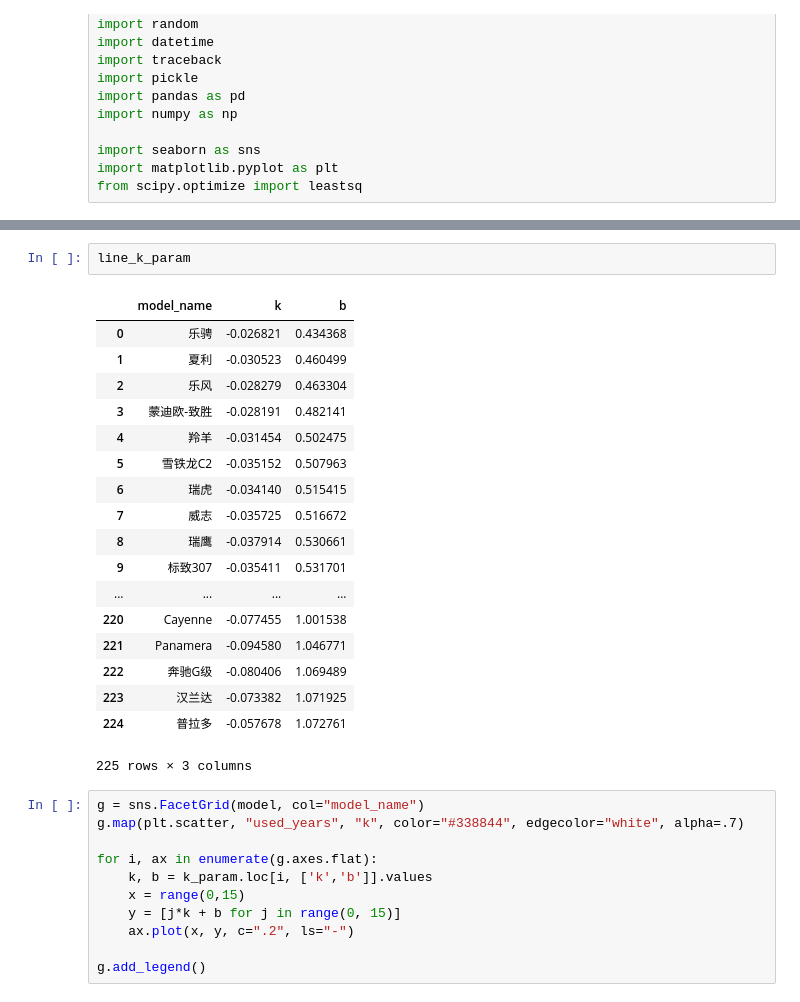
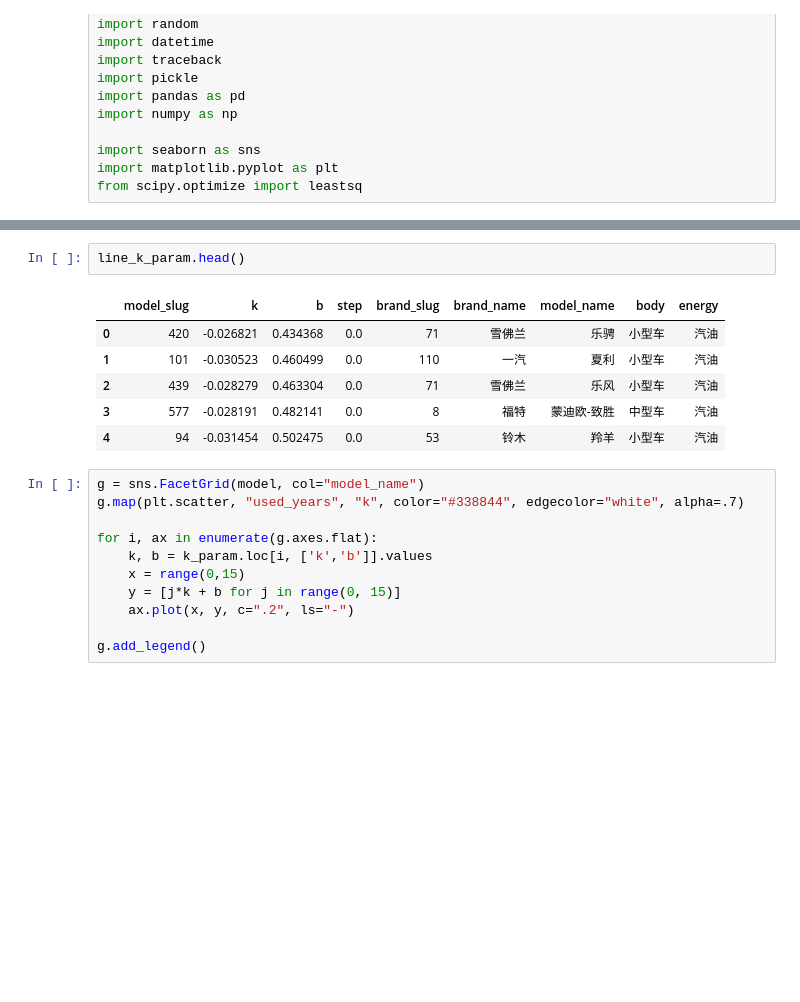
Before and after one commit to dj-lei/evaluation-predict, a Jupyter notebook: explore/analyze_display.ipynb, the cells around one changed output, grey strips where cells are left out. Drawn from its saved outputs; the diff is of its cells as text; blank space fills up the shorter version.

```diff
--- a/explore/analyze_display.ipynb
+++ b/explore/analyze_display.ipynb
@@ -56,24 +50,12 @@ for model_name in list(set(model.model_name.values)):
 # %%
-line_k_param
+line_k_param.head()
 # %% [output]
-|  | model_name | k | b |
-| 0 | 乐骋 | -0.026821 | 0.434368 |
-| 1 | 夏利 | -0.030523 | 0.460499 |
-| 2 | 乐风 | -0.028279 | 0.463304 |
-| 3 | 蒙迪欧-致胜 | -0.028191 | 0.482141 |
-| 4 | 羚羊 | -0.031454 | 0.502475 |
-| 5 | 雪铁龙C2 | -0.035152 | 0.507963 |
-| 6 | 瑞虎 | -0.034140 | 0.515415 |
-| 7 | 威志 | -0.035725 | 0.516672 |
-| 8 | 瑞鹰 | -0.037914 | 0.530661 |
-| 9 | 标致307 | -0.035411 | 0.531701 |
-| ... | ... | ... | ... |
-| 220 | Cayenne | -0.077455 | 1.001538 |
-| 221 | Panamera | -0.094580 | 1.046771 |
-| 222 | 奔驰G级 | -0.080406 | 1.069489 |
-| 223 | 汉兰达 | -0.073382 | 1.071925 |
-| 224 | 普拉多 | -0.057678 | 1.072761 |
+|  | model_slug | k | b | step | brand_slug | brand_name | model_name | body | energy |
+| 0 | 420 | -0.026821 | 0.434368 | 0.0 | 71 | 雪佛兰 | 乐骋 | 小型车 | 汽油 |
+| 1 | 101 | -0.030523 | 0.460499 | 0.0 | 110 | 一汽 | 夏利 | 小型车 | 汽油 |
+| 2 | 439 | -0.028279 | 0.463304 | 0.0 | 71 | 雪佛兰 | 乐风 | 小型车 | 汽油 |
+| 3 | 577 | -0.028191 | 0.482141 | 0.0 | 8 | 福特 | 蒙迪欧-致胜 | 中型车 | 汽油 |
+| 4 | 94 | -0.031454 | 0.502475 | 0.0 | 53 | 铃木 | 羚羊 | 小型车 | 汽油 |
-225 rows × 3 columns
 # %%
 g = sns.FacetGrid(model, col="model_name")
 g.map(plt.scatter, "used_years", "k", color="#338844", edgecolor="white", alpha=.7)
```
Also changed, not shown: parts of 3 cells of this notebook, 1 other file.
